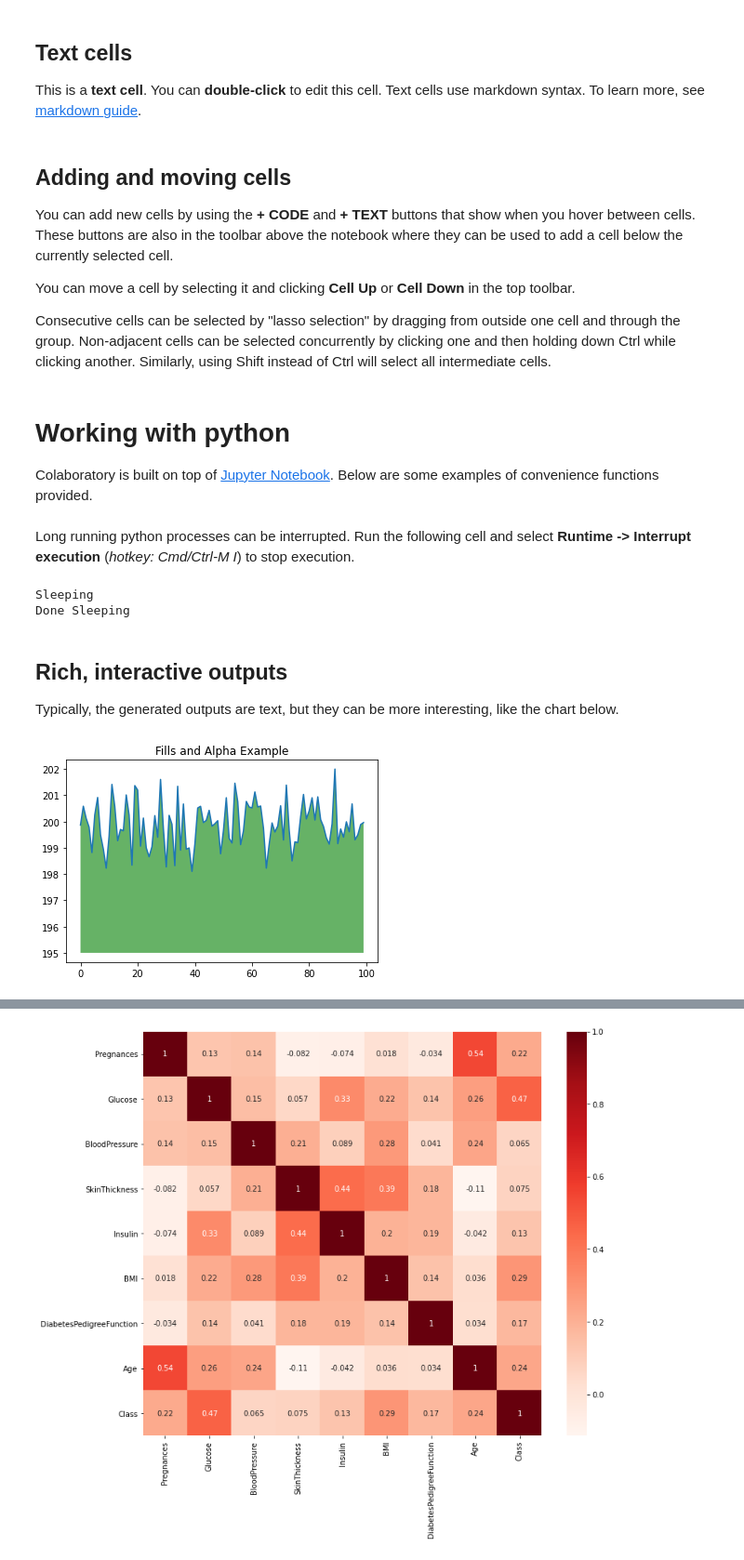
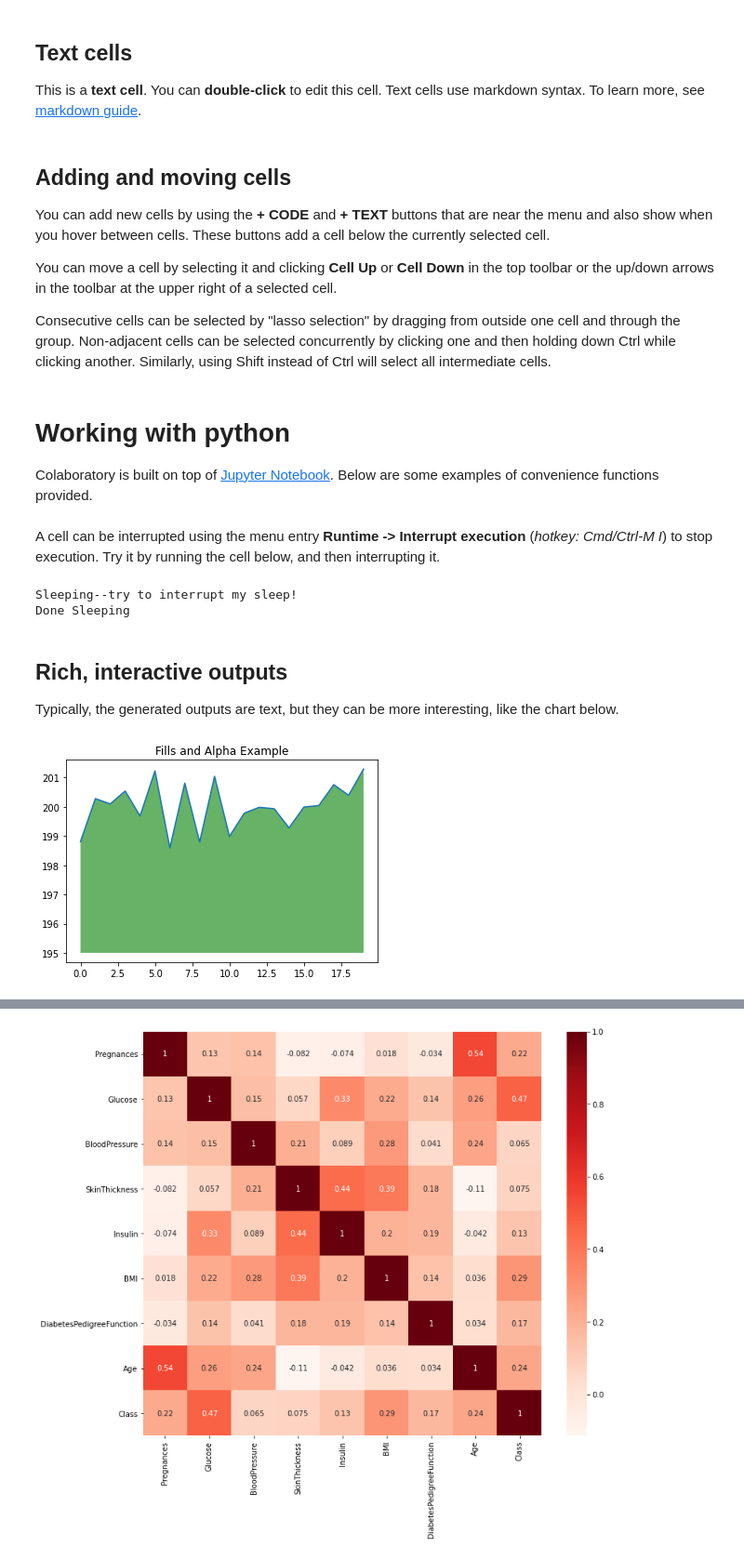
Before and after one commit to slowvak/FeatureSelectionTutorial, a Jupyter notebook: FeatureSelection.ipynb, the cells around one changed output, grey strips where cells are left out. Shown at 93% size. Saved outputs shown, nothing was run; the diff lists cells and outputs as text; code cells hidden in the pictures.

```diff
--- a/FeatureSelection.ipynb
+++ b/FeatureSelection.ipynb
@@ -25,23 +25,24 @@ use markdown syntax. To learn more, see  [markdown
 guide](/notebooks/markdown_guide.ipynb).
 # %% [markdown]
 ## Adding and moving cells
-You can add new cells by using the **+ CODE** and **+ TEXT** buttons that show when you hover between cells. These buttons are also in the toolbar above the notebook where they can be used to add a cell below the currently selected cell.
+You can add new cells by using the **+ CODE** and **+ TEXT** buttons that are near the menu and also show when you hover between cells. These buttons add a cell below the currently selected cell.
 
-You can move a cell by selecting it and clicking **Cell Up** or **Cell Down** in the top toolbar.
+You can move a cell by selecting it and clicking **Cell Up** or **Cell Down** in the top toolbar or the up/down arrows in the toolbar at the upper right of a selected cell.
 
 Consecutive cells can be selected by "lasso selection" by dragging from outside one cell and through the group.  Non-adjacent cells can be selected concurrently by clicking one and then holding down Ctrl while clicking another.  Similarly, using Shift instead of Ctrl will select all intermediate cells.
 # %% [markdown]
 # Working with python
 Colaboratory is built on top of [Jupyter Notebook](https://jupyter.org/). Below are some examples of convenience functions provided.
 # %% [markdown]
-Long running python processes can be interrupted. Run the following cell and select **Runtime -> Interrupt execution** (*hotkey: Cmd/Ctrl-M I*) to stop execution.
+A cell can be interrupted using the menu entry **Runtime -> Interrupt execution** (*hotkey: Cmd/Ctrl-M I*) to stop execution.
+Try it by running the cell below, and then interrupting it.
 # %%
 import time
-print("Sleeping")
-time.sleep(3) # sleep for a while; interrupt me quick!
+print("Sleeping--try to interrupt my sleep!")
+time.sleep(30) # sleep for a while; interrupt me quick!
 print("Done Sleeping")
 # %% [output]
-Sleeping
+Sleeping--try to interrupt my sleep!
 Done Sleeping
 # %% [markdown]
 ## Rich, interactive outputs
@@ -49,14 +50,14 @@ Typically, the generated outputs are text, but they can be more interesting, lik
 # %%
 import numpy as np
 from matplotlib import pyplot as plt
 
-ys = 200 + np.random.randn(100)
+ys = 200 + np.random.randn(20)
 x = [x for x in range(len(ys))]
 
 plt.plot(x, ys, '-')
 plt.fill_between(x, ys, 195, where=(ys > 195), facecolor='g', alpha=0.6)
 
 plt.title("Fills and Alpha Example")
 plt.show()
 # %% [output]
-[figure, old version]
+[figure, new version]
```
Also changed, not shown: parts of 26 cells of this notebook.
